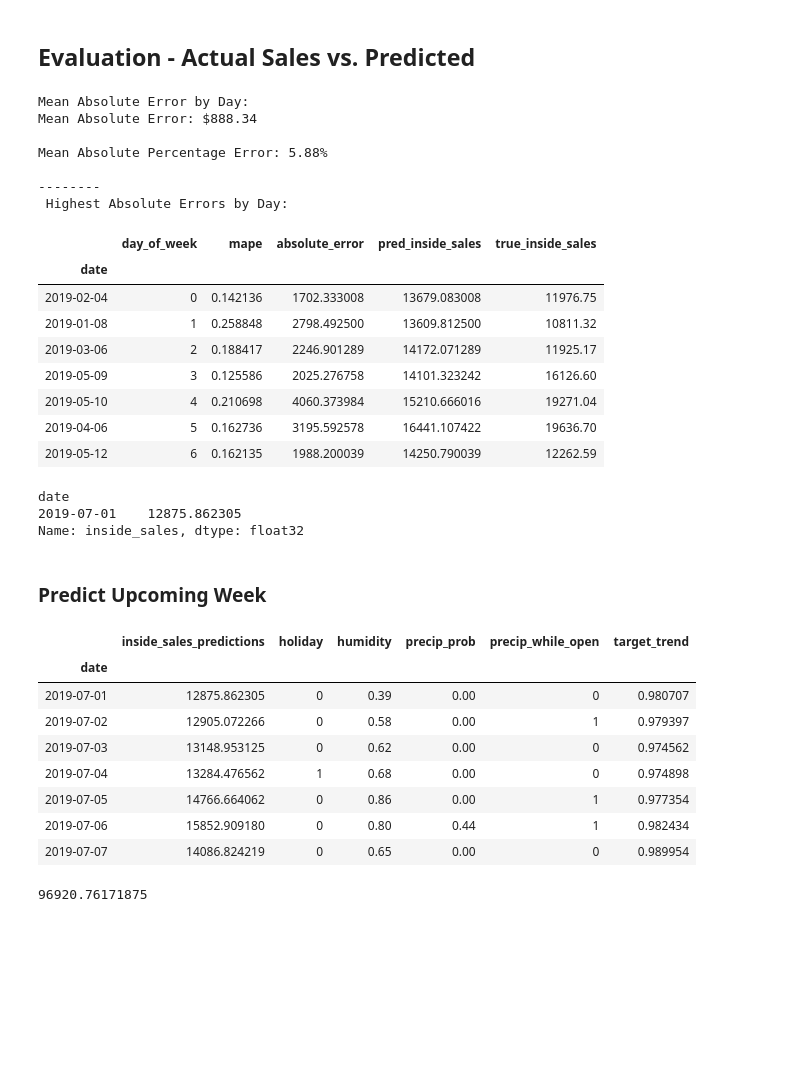
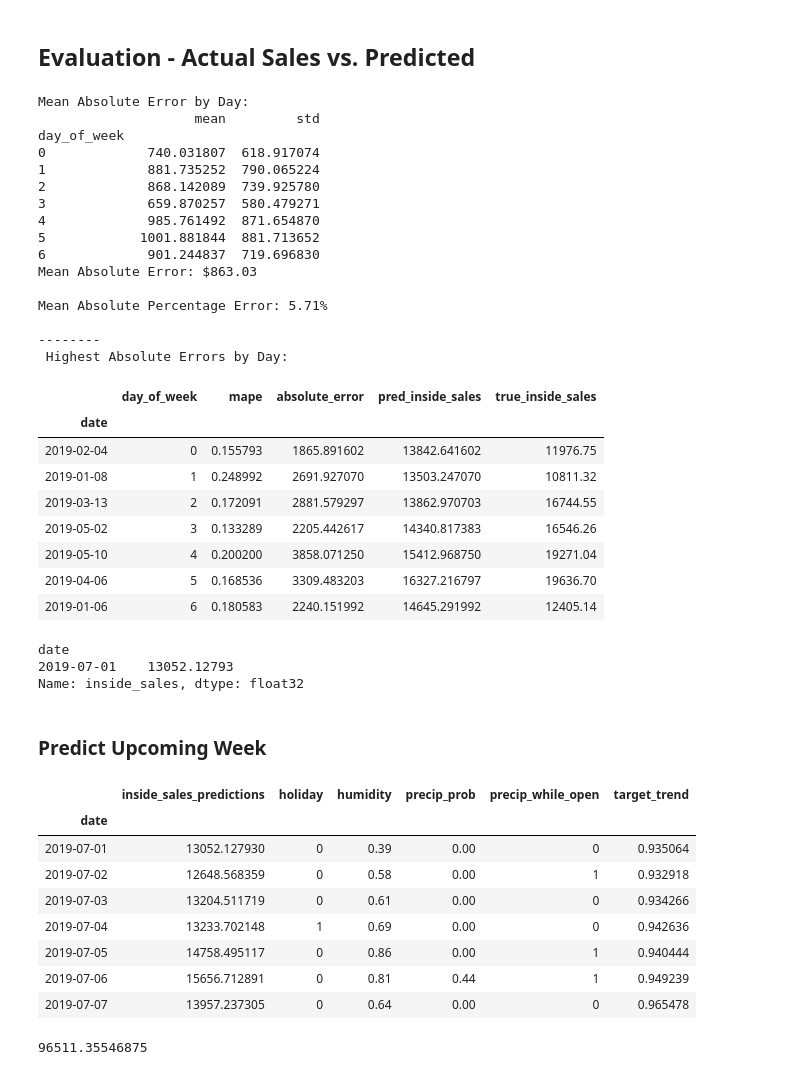
Before and after one commit to maks-p/restaurant_sales_forecasting, a Jupyter notebook: final_model.ipynb, the cells around one changed output. Cells and saved outputs as stored; diff of their text form; code cells hidden in the pictures; blank space fills up the shorter version.

```diff
--- a/final_model.ipynb
+++ b/final_model.ipynb
@@ -414,7 +414,7 @@ class BasicFeatureTransformer(BaseEstimator, TransformerMixin):
         X = pd.get_dummies(data=X, columns=['day_of_week', 'month_cluster'])
 
         ## TREND FEATURE
-        X['target_trend'] = X[target].shift(1).rolling(trend_days_rolling).mean() / \
+        X['target_trend'] = X[target].shift(1).rolling(trend_days_shift).mean() / \
                             X[target].shift(1 + trend_days_shift).rolling(trend_days_rolling).mean()
 
         # THREE DAY WEEKEND FEATURE
@@ -684,11 +684,11 @@ precip_while_open  -->  261.76474108749557
 ## Run XGB Regressor "Pipeline"
 # %%
 params = {
-          'learning_rate': [0.0175, 0.02, 0.0225],
+          'learning_rate': [0.015, 0.0175],
           'max_depth': [3, 4, 5],
           'min_impurity_decrease': [0.0001, 0.0001],
-          'colsample_bytree': [0.80, 0.825, 0.85],
-          'n_estimators': [225, 250, 275],
+          'colsample_bytree': [0.775, 0.80],
+          'n_estimators': [325, 350, 375],
           'min_child_weight': [2]
         }
 
@@ -707,7 +707,7 @@ def run_xgb(df, pre_pipe, post_pipe, params):
     X_train, X_test, y_train, y_test = train_test_split(X, y, train_date_start, train_date_end)
 
     # Instantiate XGB Regressor object
-    rgr = XGBRegressor(booster='gbtree', objective='reg:linear', random_state = 0)
+    rgr = XGBRegressor(booster='gbtree', objective='reg:squarederror', random_state = 0)
 
     # Scoring attribute for Grid Search
     scoring = 'neg_mean_squared_error'
@@ -774,38 +771,48 @@ Mean Absolute Error:  888.3381315742212
 # %%
 data = df.rename(columns={target: f'true_{target}'})
 pred_df = pred_df.rename(columns={target: f'pred_{target}'})
 
 eval_df = pred_df.merge(data, on='date', how='inner')
 
 eval_df['mape'] = np.where(eval_df[f'true_{target}'] > 0, np.abs(eval_df[f'true_{target}'] - eval_df[f'pred_{target}']) / eval_df[f'true_{target}'], 0)
 eval_df['absolute_error'] = np.abs(eval_df[f'true_{target}'] - eval_df[f'pred_{target}'])
 
 print('Mean Absolute Error by Day:')
-eval_df.groupby('day_of_week')['absolute_error'].aggregate(['mean', 'std'])
+
+print(eval_df.groupby('day_of_week')['absolute_error'].aggregate(['mean', 'std']))
 
 print(f'Mean Absolute Error: ${eval_df.absolute_error.sum() / len(eval_df.absolute_error):.2f}', '\n')
 
 print(f'Mean Absolute Percentage Error: {eval_df.mape.mean() * 100:.2f}%', '\n')
 
 print('--------', '\n', 'Highest Absolute Errors by Day:')
 eval_df.loc[eval_df.groupby(['day_of_week'])['mape'].idxmax()][['day_of_week', 'mape', 'absolute_error', f'pred_{target}', f'true_{target}', ]]
 # %% [output]
 Mean Absolute Error by Day:
-Mean Absolute Error: $888.34
+                    mean         std
+day_of_week
+0             740.031807  618.917074
+1             881.735252  790.065224
+2             868.142089  739.925780
+3             659.870257  580.479271
+4             985.761492  871.654870
+5            1001.881844  881.713652
+6             901.244837  719.696830
+Mean Absolute Error: $863.03
 
-Mean Absolute Percentage Error: 5.88%
+Mean Absolute Percentage Error: 5.71%
 
 --------
  Highest Absolute Errors by Day:
 |  | day_of_week | mape | absolute_error | pred_inside_sales | true_inside_sales |
 | date |  |  |  |  |  |
-| 2019-02-04 | 0 | 0.142136 | 1702.333008 | 13679.083008 | 11976.75 |
-| 2019-01-08 | 1 | 0.258848 | 2798.492500 | 13609.812500 | 10811.32 |
-| 2019-03-06 | 2 | 0.188417 | 2246.901289 | 14172.071289 | 11925.17 |
-| 2019-05-09 | 3 | 0.125586 | 2025.276758 | 14101.323242 | 16126.60 |
-| 2019-05-10 | 4 | 0.210698 | 4060.373984 | 15210.666016 | 19271.04 |
-| 2019-04-06 | 5 | 0.162736 | 3195.592578 | 16441.107422 | 19636.70 |
-| 2019-05-12 | 6 | 0.162135 | 1988.200039 | 14250.790039 | 12262.59 |
+| 2019-02-04 | 0 | 0.155793 | 1865.891602 | 13842.641602 | 11976.75 |
+| 2019-01-08 | 1 | 0.248992 | 2691.927070 | 13503.247070 | 10811.32 |
+| 2019-03-13 | 2 | 0.172091 | 2881.579297 | 13862.970703 | 16744.55 |
+| 2019-05-02 | 3 | 0.133289 | 2205.442617 | 14340.817383 | 16546.26 |
+| 2019-05-10 | 4 | 0.200200 | 3858.071250 | 15412.968750 | 19271.04 |
+| 2019-04-06 | 5 | 0.168536 | 3309.483203 | 16327.216797 | 19636.70 |
+| 2019-01-06 | 6 | 0.180583 | 2240.151992 | 14645.291992 | 12405.14 |
 # %%
 def predict_one(rgr, X, y, end_date):
 
@@ -850,7 +857,7 @@ tonight = predict_one(best_grid_rgr, X, y, predict_date)
 tonight[target].T
 # %% [output]
 date
-2019-07-01    12875.862305
+2019-07-01    13052.12793
 Name: inside_sales, dtype: float32
 # %% [markdown]
 ### Predict Upcoming Week
@@ -882,17 +889,17 @@ upcoming_df[-7:][[f'{target}_predictions', 'holiday', 'humidity', 'precip_prob',
 # %% [output]
 |  | inside_sales_predictions | holiday | humidity | precip_prob | precip_while_open | target_trend |
 | date |  |  |  |  |  |  |
-| 2019-07-01 | 12875.862305 | 0 | 0.39 | 0.00 | 0 | 0.980707 |
-| 2019-07-02 | 12905.072266 | 0 | 0.58 | 0.00 | 1 | 0.979397 |
-| 2019-07-03 | 13148.953125 | 0 | 0.62 | 0.00 | 0 | 0.974562 |
-| 2019-07-04 | 13284.476562 | 1 | 0.68 | 0.00 | 0 | 0.974898 |
-| 2019-07-05 | 14766.664062 | 0 | 0.86 | 0.00 | 1 | 0.977354 |
-| 2019-07-06 | 15852.909180 | 0 | 0.80 | 0.44 | 1 | 0.982434 |
-| 2019-07-07 | 14086.824219 | 0 | 0.65 | 0.00 | 0 | 0.989954 |
+| 2019-07-01 | 13052.127930 | 0 | 0.39 | 0.00 | 0 | 0.935064 |
+| 2019-07-02 | 12648.568359 | 0 | 0.58 | 0.00 | 1 | 0.932918 |
+| 2019-07-03 | 13204.511719 | 0 | 0.61 | 0.00 | 0 | 0.934266 |
+| 2019-07-04 | 13233.702148 | 1 | 0.69 | 0.00 | 0 | 0.942636 |
+| 2019-07-05 | 14758.495117 | 0 | 0.86 | 0.00 | 1 | 0.940444 |
+| 2019-07-06 | 15656.712891 | 0 | 0.81 | 0.44 | 1 | 0.949239 |
+| 2019-07-07 | 13957.237305 | 0 | 0.64 | 0.00 | 0 | 0.965478 |
 # %%
 np.sum(upcoming_df[-7:][f'{target}_predictions'])
 # %% [output]
-96920.76171875
+96511.35546875
 # %%
 plt.style.use('fivethirtyeight')
 
```
Also changed, not shown: parts of 4 cells of this notebook, 1 other file.
